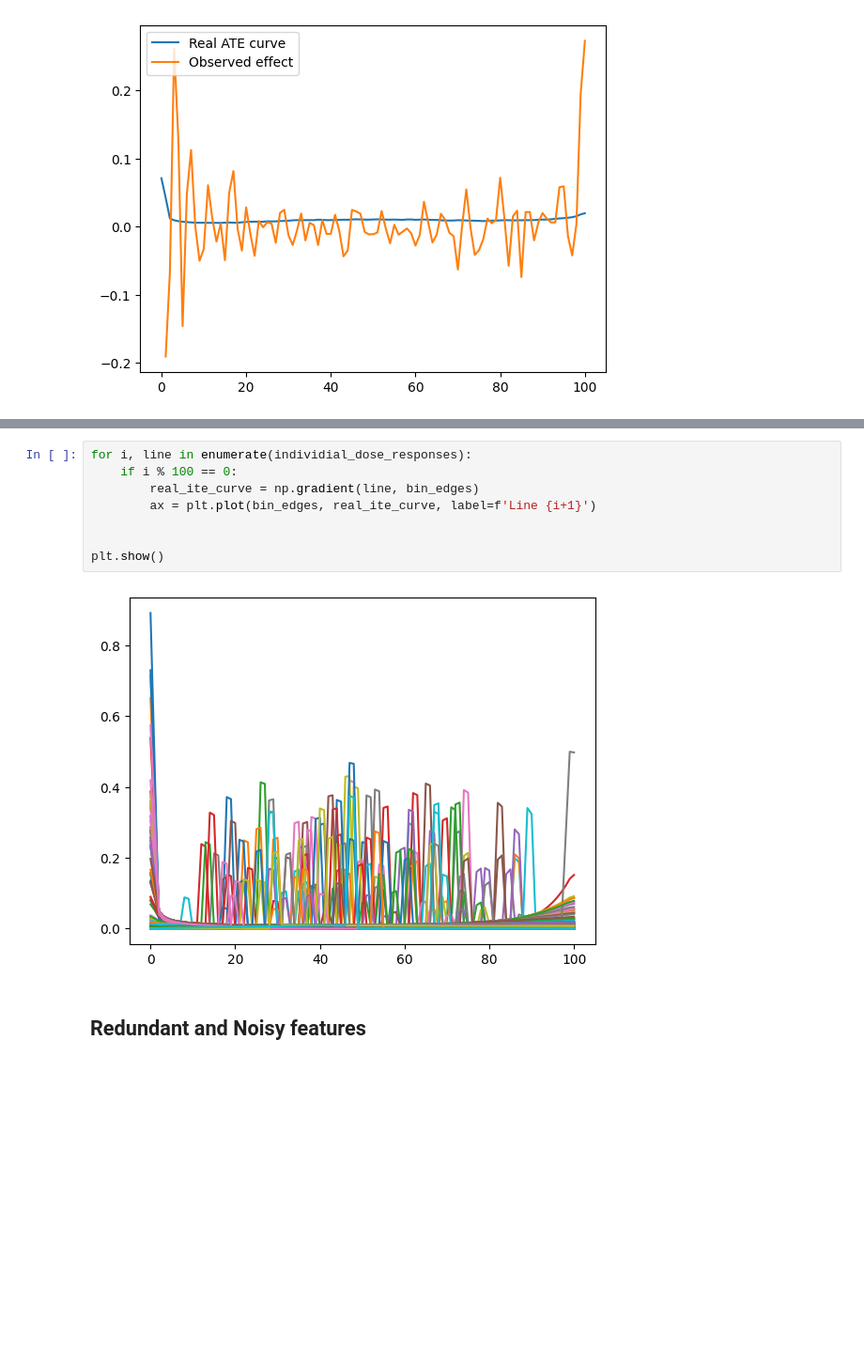
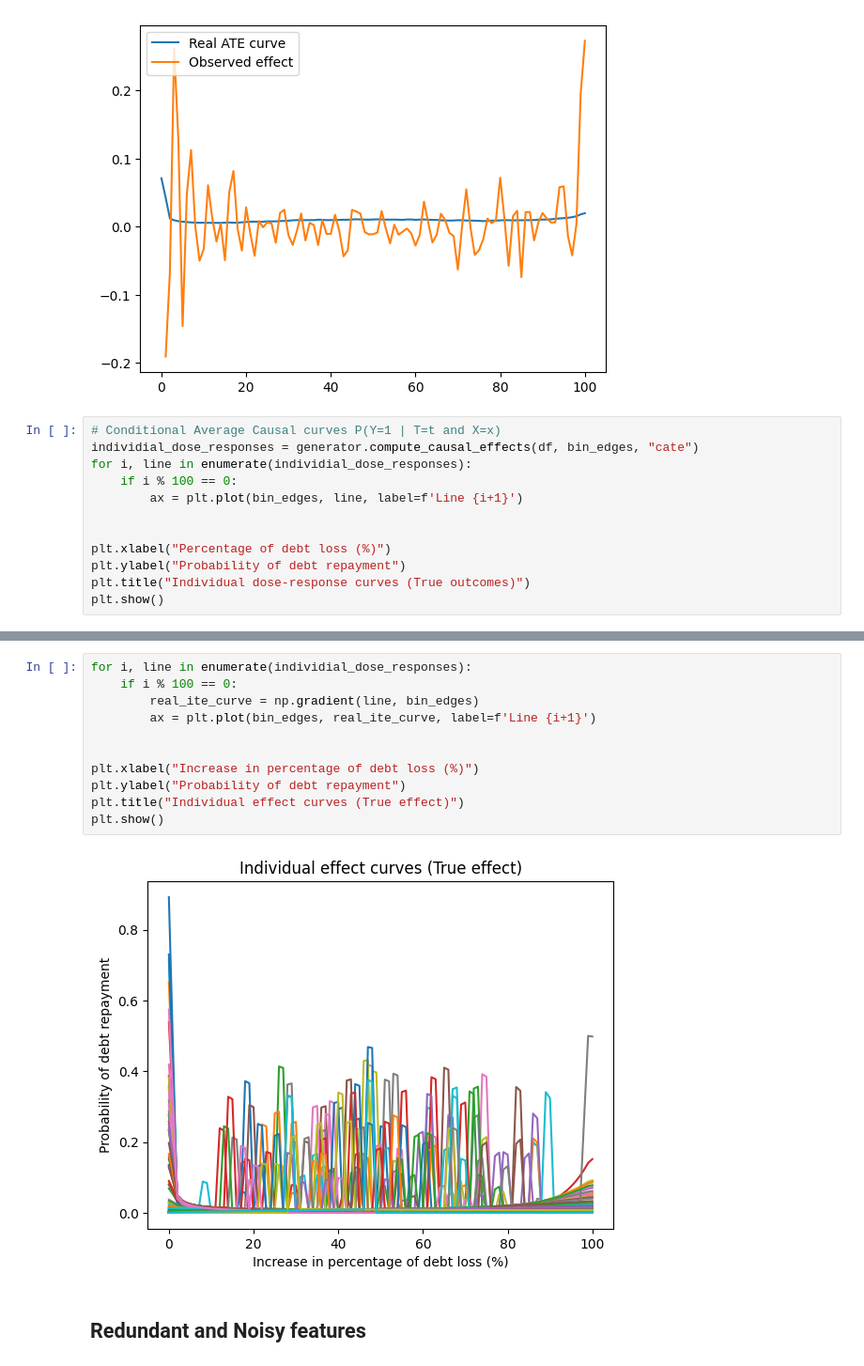
Before and after one commit to javiermoralh/causal-pipeline, a Jupyter notebook: 01_data_generation.ipynb, the cells around one changed output, grey strips where cells are left out. Shown at 94% size. Cells and saved outputs as stored; diff of their text form; blank space fills up the shorter version.

```diff
--- a/01_data_generation.ipynb
+++ b/01_data_generation.ipynb
@@ -130,6 +130,18 @@ plt.legend(loc="upper left")
 plt.show()
 # %% [output]
 [figure]
+# %%
+# Conditional Average Causal curves P(Y=1 | T=t and X=x)
+individial_dose_responses = generator.compute_causal_effects(df, bin_edges, "cate")
+for i, line in enumerate(individial_dose_responses):
+    if i % 100 == 0:
+        ax = plt.plot(bin_edges, line, label=f'Line {i+1}')
+
+
+plt.xlabel("Percentage of debt loss (%)")
+plt.ylabel("Probability of debt repayment")
+plt.title("Individual dose-response curves (True outcomes)")
+plt.show()
 # %%
 # Individual Causal curves
 individial_dose_responses = generator.compute_causal_effects(df, bin_edges, "ite")
@@ -147,13 +159,16 @@ plt.show()
 # %%
 for i, line in enumerate(individial_dose_responses):
     if i % 100 == 0:
         real_ite_curve = np.gradient(line, bin_edges)
         ax = plt.plot(bin_edges, real_ite_curve, label=f'Line {i+1}')
 
 
+plt.xlabel("Increase in percentage of debt loss (%)")
+plt.ylabel("Probability of debt repayment")
+plt.title("Individual effect curves (True effect)")
 plt.show()
 # %% [output]
-[figure, old version]
+[figure, new version]
 # %% [markdown]
 ## Redundant and Noisy features
 # %%
```
Also changed, not shown: parts of 1 cell of this notebook, 2 other files.
